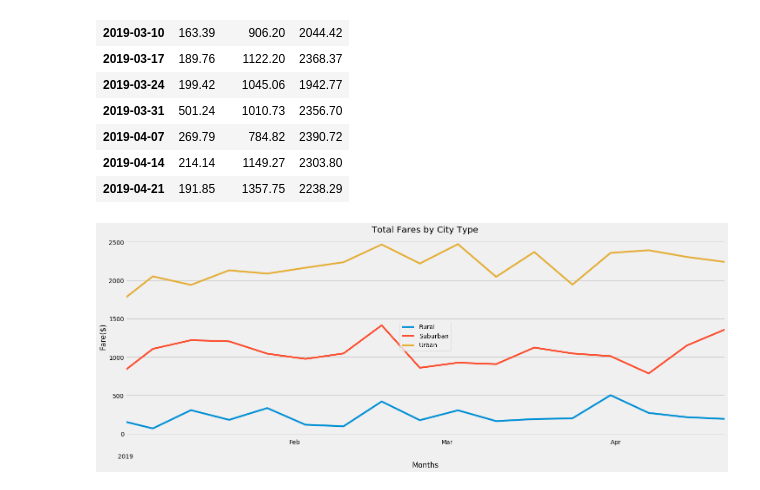
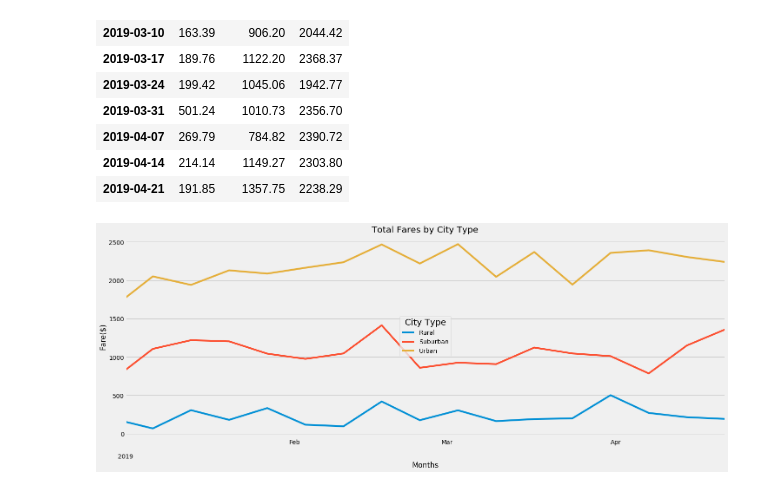
Before and after one commit to rcelorio/PyBer_Analysis, a Jupyter notebook: PyBer_Challenge.ipynb, the cells around one changed output. Saved outputs shown, nothing was run; the diff lists cells and outputs as text; code cells hidden in the pictures.

```diff
--- a/PyBer_Challenge.ipynb
+++ b/PyBer_Challenge.ipynb
@@ -220,32 +220,32 @@ import datetime
 years = mdates.YearLocator()   # every year
 months = mdates.MonthLocator()  # every month
 yearsFmt = mdates.DateFormatter('\n\n%Y')
 monthsFmt = mdates.DateFormatter('%b')
 
 #Using the object-oriented interface method, plot the DataFrame you created in Step 12 using the df.plot() function. Things to consider with your plotting
 plt.style.use('fivethirtyeight')
 fig, ax = plt.subplots(figsize = (22,8))
 
 ax.plot(weekly_fares_by_type_df)
 
 ax.set_xlabel("Months")
 ax.set_ylabel("Fare($)")
 ax.set_title("Total Fares by City Type")
 
 #ax.xtick_lables = pd.DatetimeIndex(weekly_fares_by_type_df.index).month
 # format the ticks
 
 
 ax.xaxis.set_minor_locator(months)
 ax.xaxis.set_minor_formatter(monthsFmt)
 plt.setp(ax.xaxis.get_minorticklabels())
 ax.xaxis.set_major_locator(years)
 ax.xaxis.set_major_formatter(yearsFmt)
 ax.set_xlim([datetime.date(2019, 1, 1), datetime.date(2019, 4, 21)])
 #ax.xaxis.grid
 #fig.autofmt_xdate()
-ax.legend(weekly_fares_by_type_df, loc='center')
+ax.legend(weekly_fares_by_type_df,loc='center', title='City Type', title_fontsize=20)
 
 plt.show()
 # %% [output]
-[figure, old version]
+[figure, new version]
```
